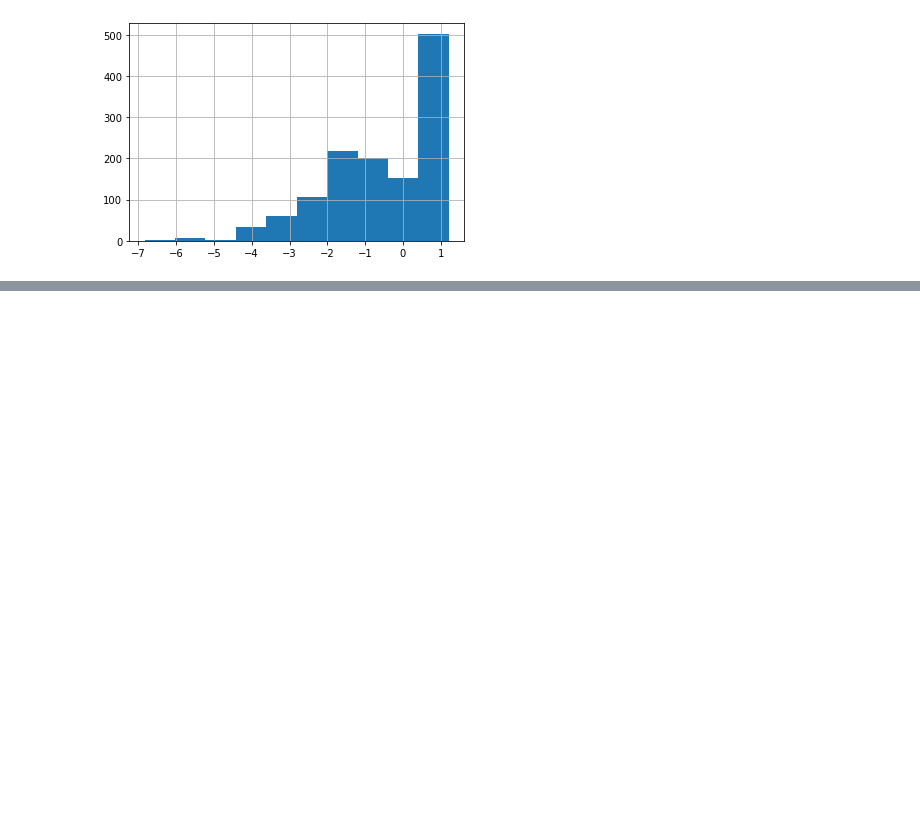
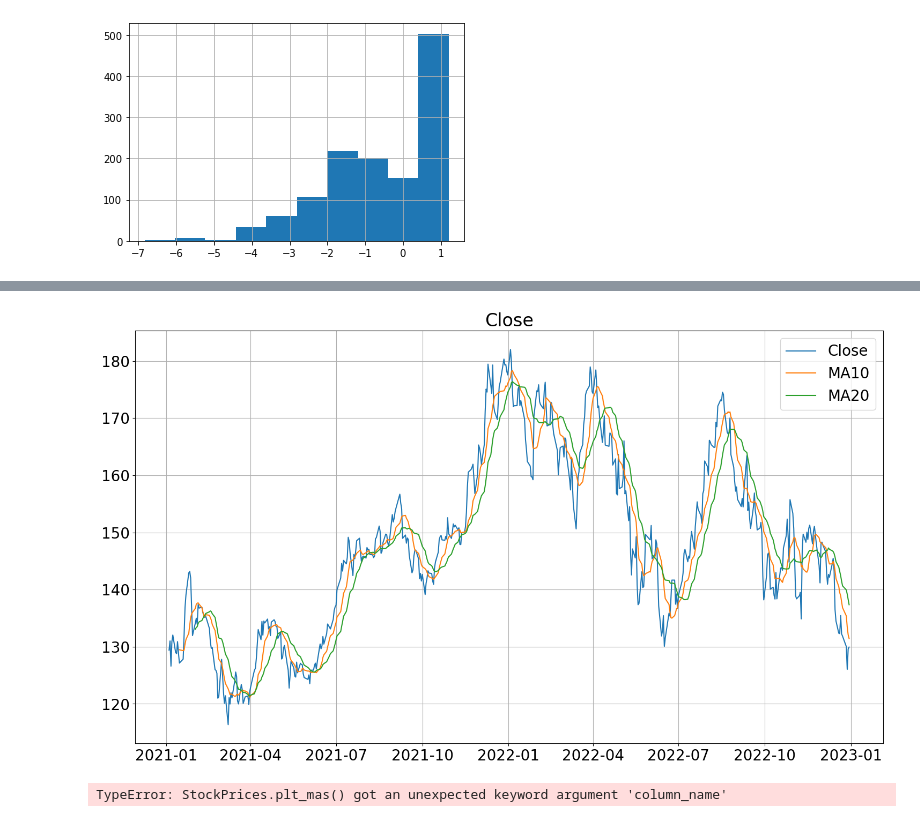
Before and after one commit to BorisOst/SkillFactFinalProject, a Jupyter notebook: exp04_20230303_lstm.ipynb, the cells around one changed output, grey strips where cells are left out. Cells and saved outputs as stored; diff of their text form; code cells hidden in the pictures; blank space fills up the shorter version.

```diff
--- a/exp04_20230303_lstm.ipynb
+++ b/exp04_20230303_lstm.ipynb
@@ -196,0 +172,3 @@ np.log(train_df['Close_stand']).hist()
+# %%
+apple_ticket = StockPrices(path='data/AAPL_20060101-20230131.csv')
+apple_ticket.df
@@ -196,0 +320,12 @@ np.log(train_df['Close_stand']).hist()
+# %%
+mask = (apple_ticket.df.index.year==2021) | (apple_ticket.df.index.year==2022)
+
+apple_ticket.plt_mas(apple_ticket.df.loc[mask, 'Close'],
+                     ma_list=(10, 20),
+                     graph_name='Close')
+# %% [output]
+[figure, added]
+# %%
+apple_ticket.plt_mas(column_name='Close', ma_list=(10, 50, 100))
+# %% [output]
+TypeError: StockPrices.plt_mas() got an unexpected keyword argument 'column_name'
```
Also changed, not shown: parts of 37 cells of this notebook, 5 other files.
